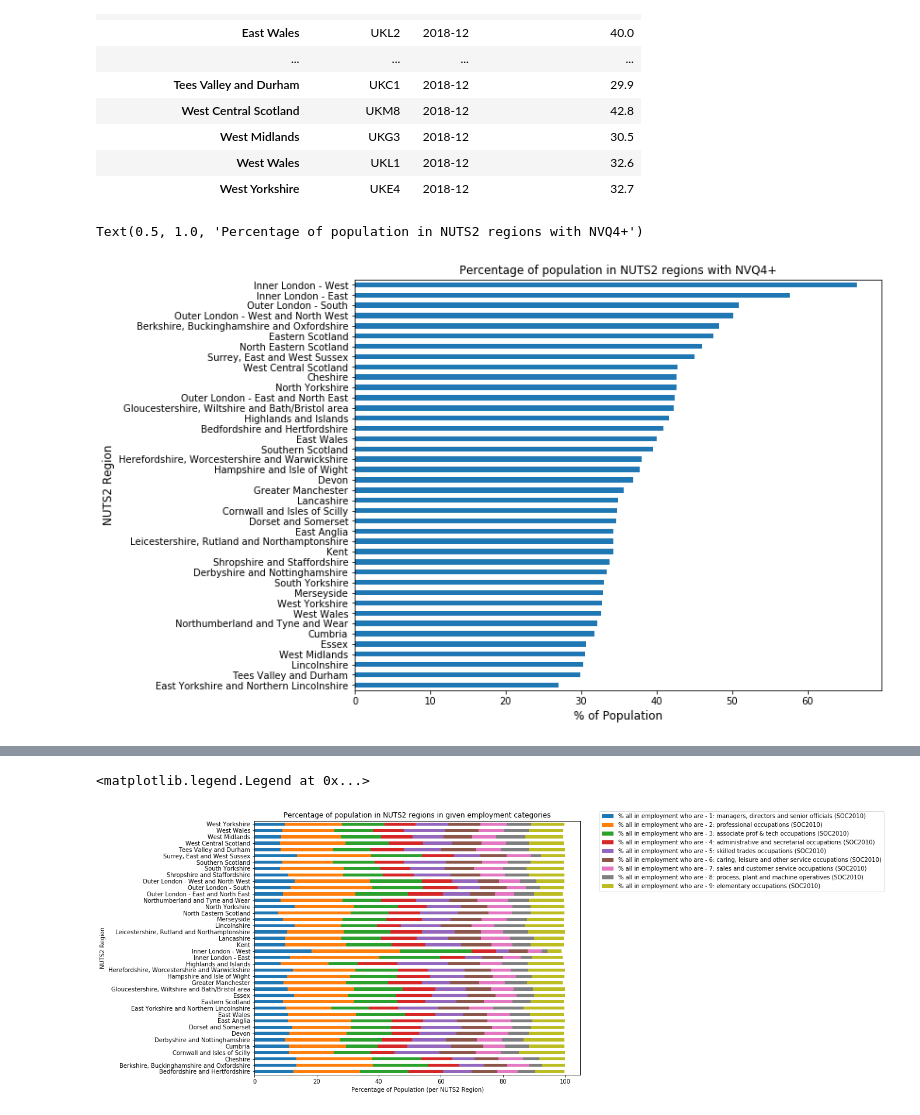
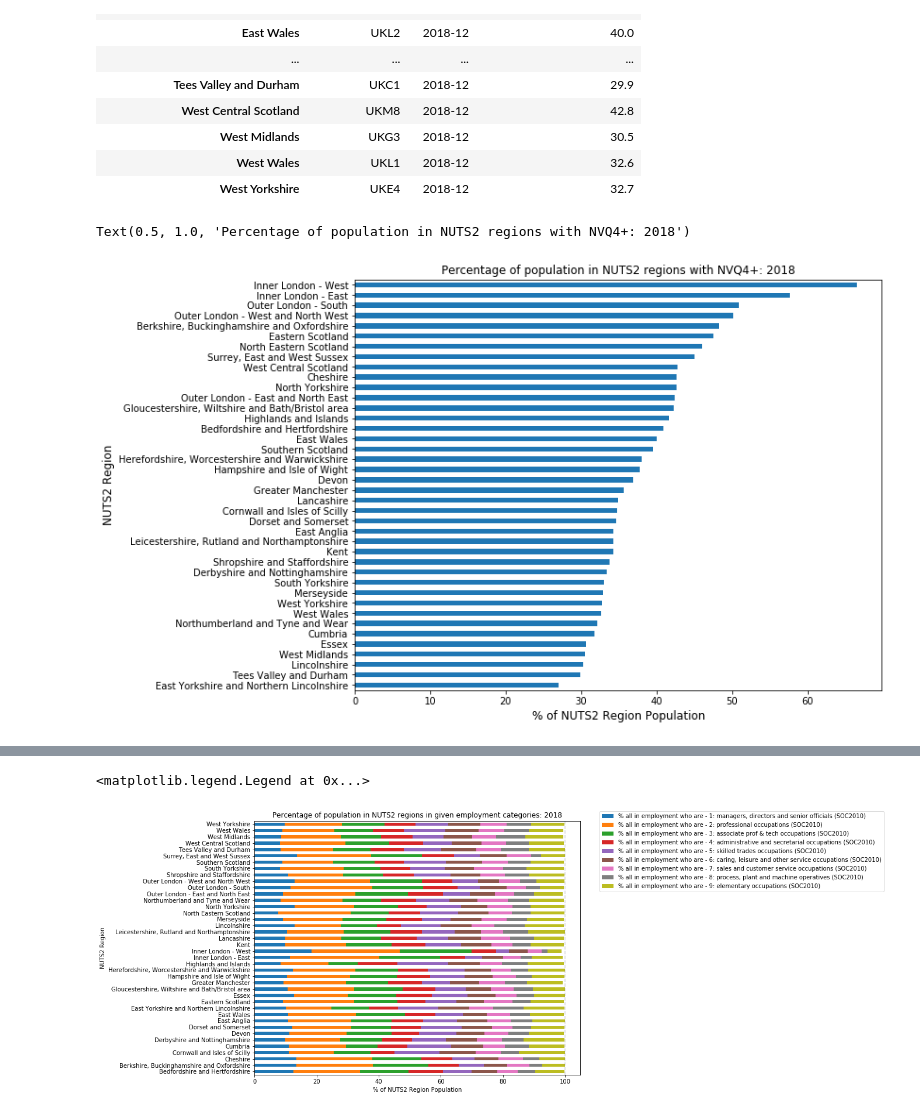
Before and after one commit to nestauk/beis-indicators, a Jupyter notebook: notebooks/dev/03_ao_aps_data.ipynb, the cells around one changed output, grey strips where cells are left out. Cells and saved outputs as stored; diff of their text form; code cells hidden in the pictures.

Commit message:
Included raw data and changes in aps notebook

```diff
--- a/notebooks/dev/03_ao_aps_data.ipynb
+++ b/notebooks/dev/03_ao_aps_data.ipynb
@@ -28,6 +73,6 @@ import matplotlib.pyplot as plt
 # %%
-data_edu = '/mnt/c/Users/aotubusen/Documents/DS Projects/nesta_beis/beis-indicators/data/processed/aps/11_11_2019_aps_tertiary_education_data.csv'
-data_occupations = '/mnt/c/Users/aotubusen/Documents/DS Projects/nesta_beis/beis-indicators/data/processed/aps/11_11_2019_aps_pro_occupations_data.csv'
+data_edu = '../../data/processed/aps/11_11_2019_aps_tertiary_education_data.csv'
+data_occupations = '../../data/processed/aps/11_11_2019_aps_pro_occupations_data.csv'
 # %%
 df_edu = pd.read_csv(data_edu)
 df_edu.set_index('geography_name', inplace=True)
@@ -72,11 +122,11 @@ df_edu_2018
 # %%
 df_edu_2018['% with NVQ4+ - aged 16-64'].sort_values(ascending=True).plot(kind='barh', figsize=(10,8))
 plt.ylabel('NUTS2 Region', fontsize=12)
-plt.xlabel('% of Population', fontsize=12)
-plt.title('Percentage of population in NUTS2 regions with NVQ4+')
+plt.xlabel('% of NUTS2 Region Population', fontsize=12)
+plt.title('Percentage of population in NUTS2 regions with NVQ4+: 2018')
 # %% [output]
-Text(0.5, 1.0, 'Percentage of population in NUTS2 regions with NVQ4+')
+Text(0.5, 1.0, 'Percentage of population in NUTS2 regions with NVQ4+: 2018')
-[figure, old version]
+[figure, new version]
 # %%
 df_occ = pd.read_csv(data_occupations)
 df_occ.set_index('geography_name', inplace=True)
@@ -101,10 +151,11 @@ df_occ_2018 = df_occ[df_occ['date_code'] == '2018-12']
 # df_occ_2018
 # %%
 df_occ_2018.plot(kind='barh', figsize=(10,8), stacked=True)
-plt.xlabel('Percentage of Population (per NUTS2 Region)')
+plt.axvline(x= 100, linestyle='--', color='grey', alpha =0.3)
+plt.xlabel('% of NUTS2 Region Population')
 plt.ylabel('NUTS2 Region')
-plt.title('Percentage of population in NUTS2 regions in given employment categories')
+plt.title('Percentage of population in NUTS2 regions in given employment categories: 2018')
 plt.legend(bbox_to_anchor=(1.05, 1.05))
 # %% [output]
 <matplotlib.legend.Legend at 0x...>
-[figure, old version]
+[figure, new version]
```
Also changed, not shown: parts of 15 cells of this notebook, 4 other files.
